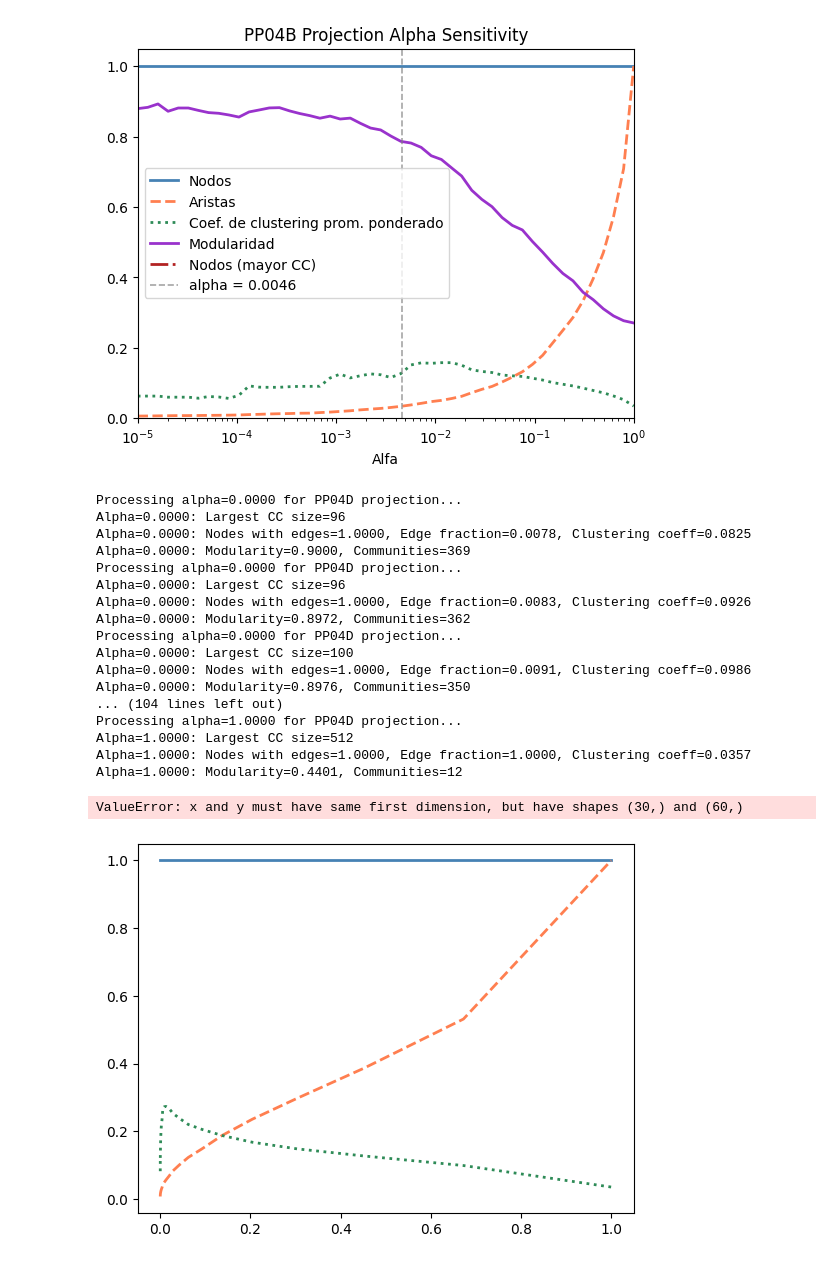
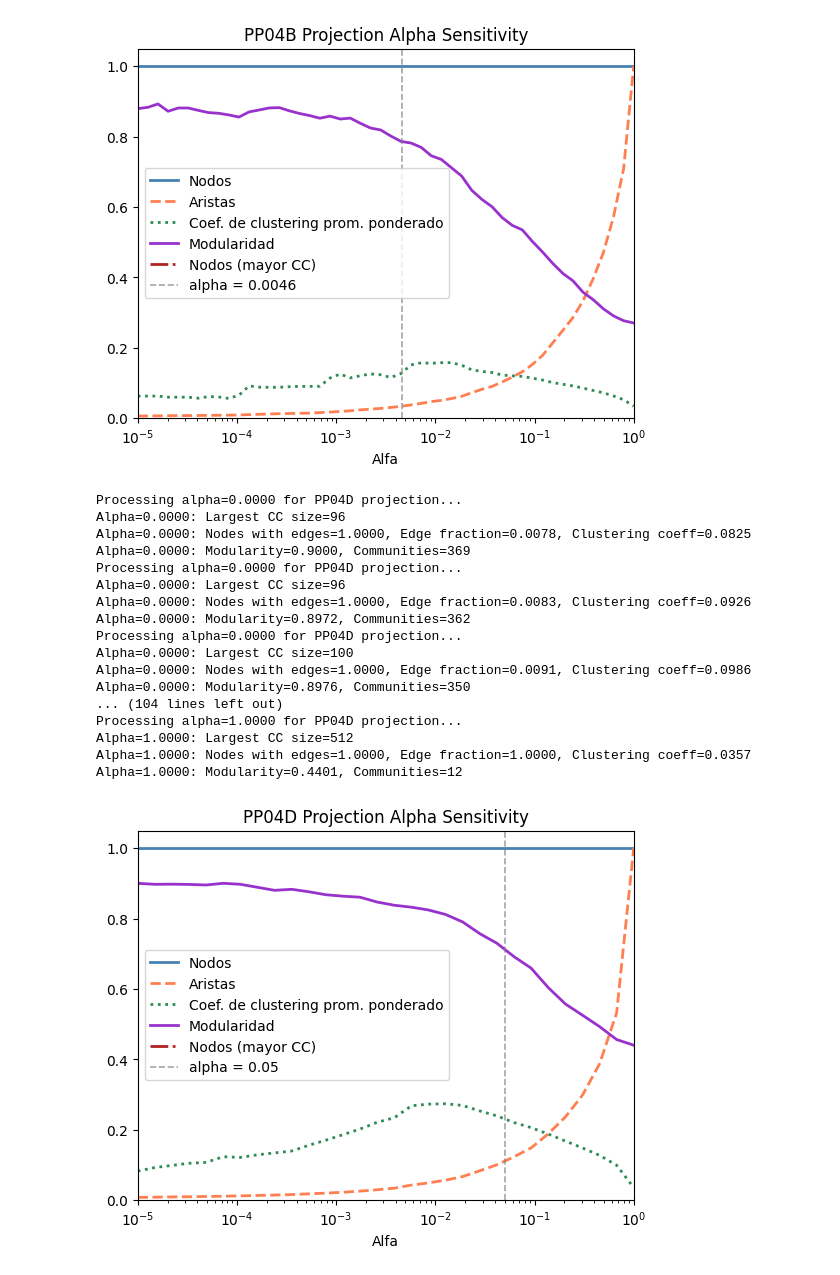
Before and after one commit to aaronbernal28/labor_market_structure_arg, a Jupyter notebook: notebooks/eph_data.ipynb, the cells around one changed output. Drawn from its saved outputs; the diff is of its cells as text; code cells hidden in the pictures.

```diff
--- a/notebooks/eph_data.ipynb
+++ b/notebooks/eph_data.ipynb
@@ -251,6 +253,7 @@ Detected communities: 18
 [figure]
 # %%
 import numpy as np
+
 # Alpha Sensitivity Analysis for PP04B Projection
 alpha_values = np.logspace(-5, 0, num=50)
 nodes_with_edges_list = []
@@ -266,7 +269,11 @@ for alpha in alpha_values:
 	P_temp = gc.disparity_filter_backbone(P_pp04b, alpha=alpha)
 
 	# Fraction of nodes with at least one edge
-	nodes_with_edges = P_temp.number_of_nodes() / P_pp04b.number_of_nodes() if P_pp04b.number_of_nodes() > 0 else 0
+	nodes_with_edges = (
+		P_temp.number_of_nodes() / P_pp04b.number_of_nodes()
+		if P_pp04b.number_of_nodes() > 0
+		else 0
+	)
 	nodes_with_edges_list.append(nodes_with_edges)
 
 	# Fraction of edges retained
@@ -296,7 +303,9 @@ for alpha in alpha_values:
 		min_resolution=0.6,
 		max_resolution=2.0,
 	)
-	print(f"Alpha={alpha:.4f}: Modularity={modularity_score:.4f}, Communities={len(set(partition.values()))}")
+	print(
+		f"Alpha={alpha:.4f}: Modularity={modularity_score:.4f}, Communities={len(set(partition.values()))}"
+	)
 	modularity_scores_list.append(modularity_score)
 
 
@@ -363,7 +372,11 @@ for alpha in alpha_values:
 	P_temp = gc.disparity_filter_backbone(P_pp04d, alpha=alpha)
 
 	# Fraction of nodes with at least one edge
-	nodes_with_edges = P_temp.number_of_nodes() / P_pp04d.number_of_nodes() if P_pp04d.number_of_nodes() > 0 else 0
+	nodes_with_edges = (
+		P_temp.number_of_nodes() / P_pp04d.number_of_nodes()
+		if P_pp04d.number_of_nodes() > 0
+		else 0
+	)
 	nodes_with_edges_list.append(nodes_with_edges)
 
 	# Fraction of edges retained
@@ -385,7 +398,9 @@ for alpha in alpha_values:
 	else:
 		clustering_coeff = 0
 	clustering_coeffs_list.append(clustering_coeff)
-	print(f"Alpha={alpha:.4f}: Nodes with edges={nodes_with_edges:.4f}, Edge fraction={edge_fraction:.4f}, Clustering coeff={clustering_coeff:.4f}")
+	print(
+		f"Alpha={alpha:.4f}: Nodes with edges={nodes_with_edges:.4f}, Edge fraction={edge_fraction:.4f}, Clustering coeff={clustering_coeff:.4f}"
+	)
 
 	partition, modularity_score, best_resolution = comm.best_louvain_partition_random(
 		P_temp,
@@ -394,7 +409,9 @@ for alpha in alpha_values:
 		min_resolution=0.6,
 		max_resolution=2.0,
 	)
-	print(f"Alpha={alpha:.4f}: Modularity={modularity_score:.4f}, Communities={len(set(partition.values()))}")
+	print(
+		f"Alpha={alpha:.4f}: Modularity={modularity_score:.4f}, Communities={len(set(partition.values()))}"
+	)
 	modularity_scores_list.append(modularity_score)
 
 
@@ -407,33 +424,32 @@ nodes_largest_cc = np.array(nodes_largest_cc_list)
 
 # Plot using pl.plot_alpha_sensitivity
 pl.plot_alpha_sensitivity(
 	alphas=alpha_values,
 	nodes_with_edges=nodes_with_edges,
 	edge_counts=edge_counts,
 	clustering_coefficients=clustering_coefficients,
 	modularities=modularity_scores,
 	title="PP04D Projection Alpha Sensitivity",
 	output_path=Path("pp04d_alpha_sensitivity.png"),
 	save=False,
-	nodes_largest_cc=nodes_largest_cc
+	nodes_largest_cc=nodes_largest_cc,
 )
 # %% [output]
 Processing alpha=0.0000 for PP04D projection...
 Alpha=0.0000: Largest CC size=96
 Alpha=0.0000: Nodes with edges=1.0000, Edge fraction=0.0078, Clustering coeff=0.0825
 Alpha=0.0000: Modularity=0.9000, Communities=369
 Processing alpha=0.0000 for PP04D projection...
 Alpha=0.0000: Largest CC size=96
 Alpha=0.0000: Nodes with edges=1.0000, Edge fraction=0.0083, Clustering coeff=0.0926
 Alpha=0.0000: Modularity=0.8972, Communities=362
 Processing alpha=0.0000 for PP04D projection...
 Alpha=0.0000: Largest CC size=100
 Alpha=0.0000: Nodes with edges=1.0000, Edge fraction=0.0091, Clustering coeff=0.0986
 Alpha=0.0000: Modularity=0.8976, Communities=350
 ... (104 lines left out)
 Processing alpha=1.0000 for PP04D projection...
 Alpha=1.0000: Largest CC size=512
 Alpha=1.0000: Nodes with edges=1.0000, Edge fraction=1.0000, Clustering coeff=0.0357
 Alpha=1.0000: Modularity=0.4401, Communities=12
-ValueError: x and y must have same first dimension, but have shapes (30,) and (60,)
-[figure, old version]
+[figure, new version]
```
Also changed, not shown: parts of 1 cell of this notebook, 5 other files.
